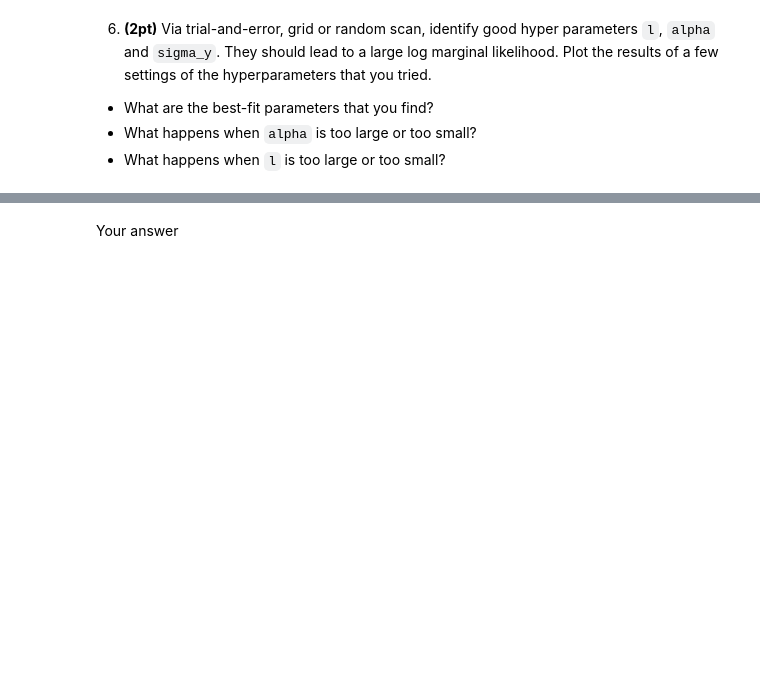
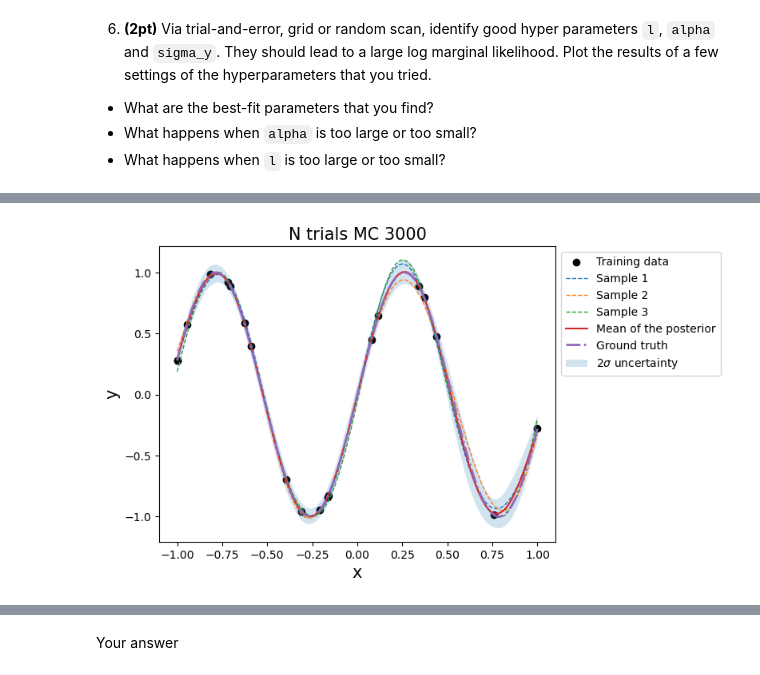
Before and after one commit to afinemax/machine_learning_2024, a Jupyter notebook: hw/ML4PhA_2024_Exercise_sheet_3.ipynb, the cells around one changed output, grey strips where cells are left out. Drawn from its saved outputs; the diff is of its cells as text; code cells hidden in the pictures; blank space fills up the shorter version.

```diff
--- a/hw/ML4PhA_2024_Exercise_sheet_3.ipynb
+++ b/hw/ML4PhA_2024_Exercise_sheet_3.ipynb
@@ -220,0 +292,85 @@ Your answer
+# %%
+# TODO this looks too good, double check we are using the right x_train, t_train sets
+# define data
+x_train = x_i
+t_train = F
+x_test = X_test
+
+# random scan
+trials = 1000*3 # 1000 trails for each dimension in paramter space
+log_marginal_likelihood_list = [] # init
+
+# define max, and min, seed
+low = 0
+high = 1.5 # i'm not really sure what high should be but 5 seems more then reasonable
+
+# save inputs
+l = np.random.uniform(low, high, trials)
+alpha = np.random.uniform(low, high, trials)
+sigma_y = np.random.uniform(low, 2*high, trials) # twie as high as a cap
+
+np.random.seed(42)
+trials = 3000 # 1000 for each dimension in paramter space
+log_marginal_likelihood_list = []
+
+for i in range(trials):
+    # TODO actually I wonder if I can run all of this as a vector operation
+
+    # Calculate posterior distribution over the test points
+    mu_s, cov_s, log_marginal_likelihood = posterior(x_test, x_train, t_train, l[i], sigma_y[i], alpha[i])
+
+    log_marginal_likelihood_list.append(log_marginal_likelihood)
+
+    if i in [99, 499, 2999]:
+        # we want to show the best trial in 100, 500, and 3000
+        # this garantees improvement as opposed to doing the trails seperatly
+
+        # extract the best
+        arr_like = np.asarray(log_marginal_likelihood_list)
+        max_index = np.argmax(log_marginal_likelihood_list)
+        # TODO add in compute time
+        print('N trials MC ' , i + 1)
+        print('Best trial ', max_index, 'log_marginal_likelihood', arr_like[max_index])
+        print('Best fit params')
+
+        print('l', l[max_index])
+        print('sigma_y', sigma_y[max_index])
+        print('alpha', alpha[max_index])
+        print(' ')
+
+        # plot the best
+        mu_s, cov_s, log_marginal_likelihood = posterior(x_test, x_train, t_train, l[max_index], sigma_y[max_index], alpha[max_index])
+
+        # this really means we want 3 arrays of m samples
+        samples = np.random.multivariate_normal(mu_s.ravel(), cov_s, 3)
+
+        # Calculate the uncertainty (2 sigma)
+        uncertainty = 2 * np.sqrt(np.diag(cov_s))
+
+        # Plot the training data
+        plt.figure()
+        plt.scatter(x_train, t_train, c='black', label='Training data')
+
+        # Plot the 3 sampled functions
+        for i in range(samples.shape[0]):
+            plt.plot(x_test, samples[i], lw=1, ls='--', label=f'Sample {i+1}')
+
+        # Plot the mean of the posterior
+        plt.plot(x_test, mu_s, label='Mean of the posterior')
+
+        # plot true values
+        plt.plot(x_true, f_true, label = "Ground truth", linestyle='-.', linewidth=2)
+
+        # Plot the uncertainty band around the mean
+        plt.fill_between(x_test.ravel(),
+                        mu_s.ravel() - uncertainty,
+                        mu_s.ravel() + uncertainty,
+                        alpha=0.2, label='$2\sigma$ uncertainty')
+
+        # Labels and legend
+        plt.xlabel('x', fontsize=15)
+        plt.ylabel('y', fontsize=15)
+        plt.title('N trials MC ' + str(i), fontsize=15)
+        plt.legend(loc='upper left', bbox_to_anchor=(1, 1))
+        plt.show()
+# %% [output]
@@ -220,0 +383 @@ Your answer
+[figure, added]
```
Also changed, not shown: parts of 18 cells of this notebook.
